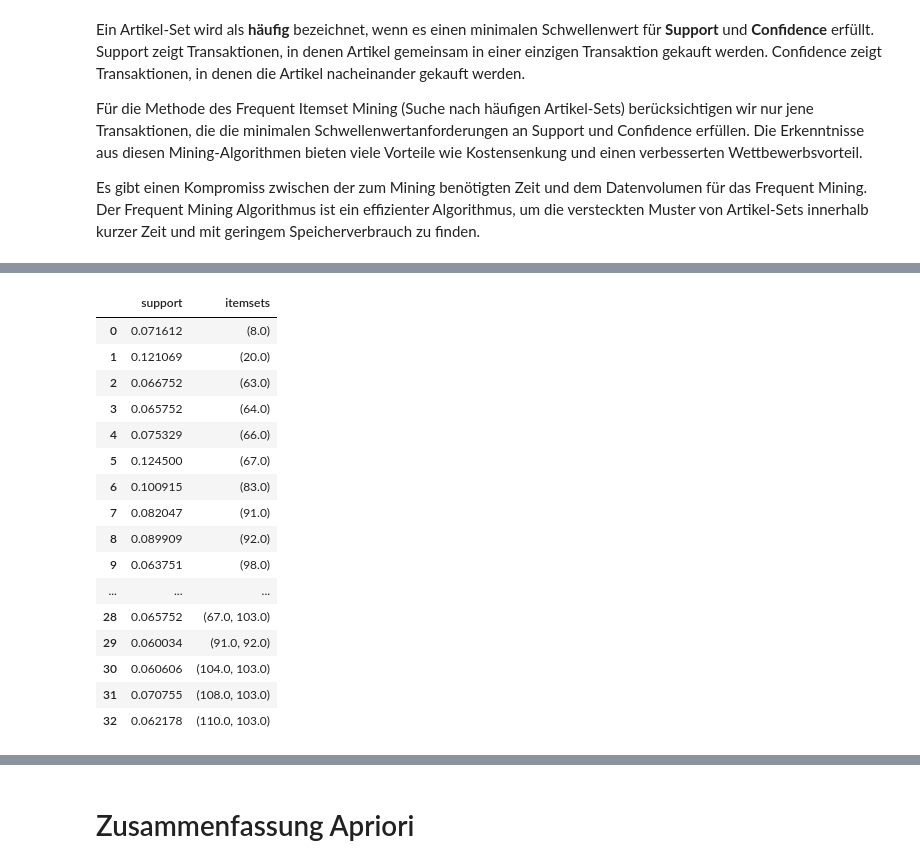
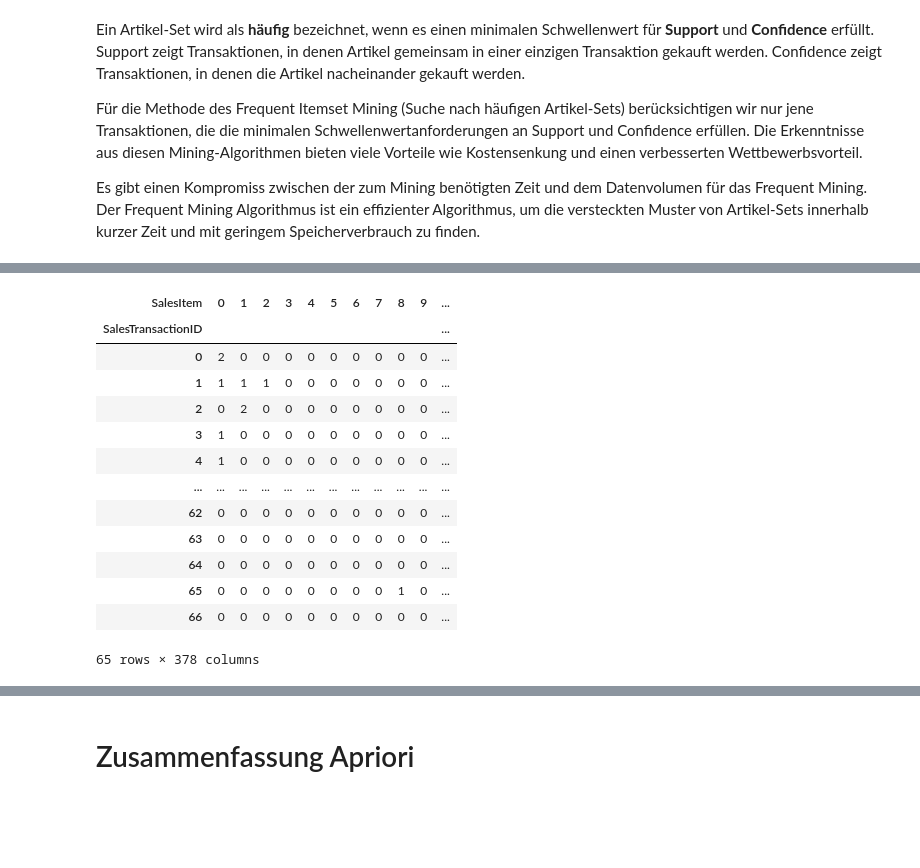
Before and after one commit to DataScienceHamburg/Python_ML_DS_Material, a Jupyter notebook: Jesko/DAR_Analytics_06_Market_Basket_DDDD.ipynb, the cells around one changed output, grey strips where cells are left out. Saved outputs shown, nothing was run; the diff lists cells and outputs as text; code cells hidden in the pictures; blank space fills up the shorter version.

```diff
--- a/Jesko/DAR_Analytics_06_Market_Basket_DDDD.ipynb
+++ b/Jesko/DAR_Analytics_06_Market_Basket_DDDD.ipynb
@@ -244,21 +168,31 @@ from mlxtend.frequent_patterns import association_rules
-# %%
-freq_items = apriori(ohe_df, min_support=0.06, use_colnames=True) #, verbose=1 #min_support=0.006,
-freq_items
-# %% [output]
-|  | support | itemsets |
-| 0 | 0.071612 | (8.0) |
-| 1 | 0.121069 | (20.0) |
-| 2 | 0.066752 | (63.0) |
-| 3 | 0.065752 | (64.0) |
-| 4 | 0.075329 | (66.0) |
-| 5 | 0.124500 | (67.0) |
-| 6 | 0.100915 | (83.0) |
-| 7 | 0.082047 | (91.0) |
-| 8 | 0.089909 | (92.0) |
-| 9 | 0.063751 | (98.0) |
-| ... | ... | ... |
-| 28 | 0.065752 | (67.0, 103.0) |
-| 29 | 0.060034 | (91.0, 92.0) |
-| 30 | 0.060606 | (104.0, 103.0) |
-| 31 | 0.070755 | (108.0, 103.0) |
-| 32 | 0.062178 | (110.0, 103.0) |
+# %%
+import pandas as pd
+from mlxtend.frequent_patterns import apriori, association_rules
+import warnings
+warnings.filterwarnings("ignore", category=DeprecationWarning)
+
+# Daten laden
+data = pd.read_excel("https://github.com/DAR-DatenanalyseRehberg/DDDD_Data-Driven-Dealings-Development/raw/main/DDDD.xlsx")
+data = data.head(1000)
+
+# Nur relevante Spalten
+df1 = data[['SalesTransactionID','SalesItem']]
+
+# Basket-Matrix (Transaktionen × Items) mit Häufigkeiten.
+basket = pd.crosstab(df1['SalesTransactionID'], df1['SalesItem'])
+basket
+# %% [output]
+| SalesItem | 0 | 1 | 2 | 3 | 4 | 5 | 6 | 7 | 8 | 9 | ... |
+| SalesTransactionID |  |  |  |  |  |  |  |  |  |  | ... |
+| 0 | 2 | 0 | 0 | 0 | 0 | 0 | 0 | 0 | 0 | 0 | ... |
+| 1 | 1 | 1 | 1 | 0 | 0 | 0 | 0 | 0 | 0 | 0 | ... |
+| 2 | 0 | 2 | 0 | 0 | 0 | 0 | 0 | 0 | 0 | 0 | ... |
+| 3 | 1 | 0 | 0 | 0 | 0 | 0 | 0 | 0 | 0 | 0 | ... |
+| 4 | 1 | 0 | 0 | 0 | 0 | 0 | 0 | 0 | 0 | 0 | ... |
+| ... | ... | ... | ... | ... | ... | ... | ... | ... | ... | ... | ... |
+| 62 | 0 | 0 | 0 | 0 | 0 | 0 | 0 | 0 | 0 | 0 | ... |
+| 63 | 0 | 0 | 0 | 0 | 0 | 0 | 0 | 0 | 0 | 0 | ... |
+| 64 | 0 | 0 | 0 | 0 | 0 | 0 | 0 | 0 | 0 | 0 | ... |
+| 65 | 0 | 0 | 0 | 0 | 0 | 0 | 0 | 0 | 1 | 0 | ... |
+| 66 | 0 | 0 | 0 | 0 | 0 | 0 | 0 | 0 | 0 | 0 | ... |
+65 rows × 378 columns
```
Also changed, not shown: parts of 25 cells of this notebook, 4 other files.
